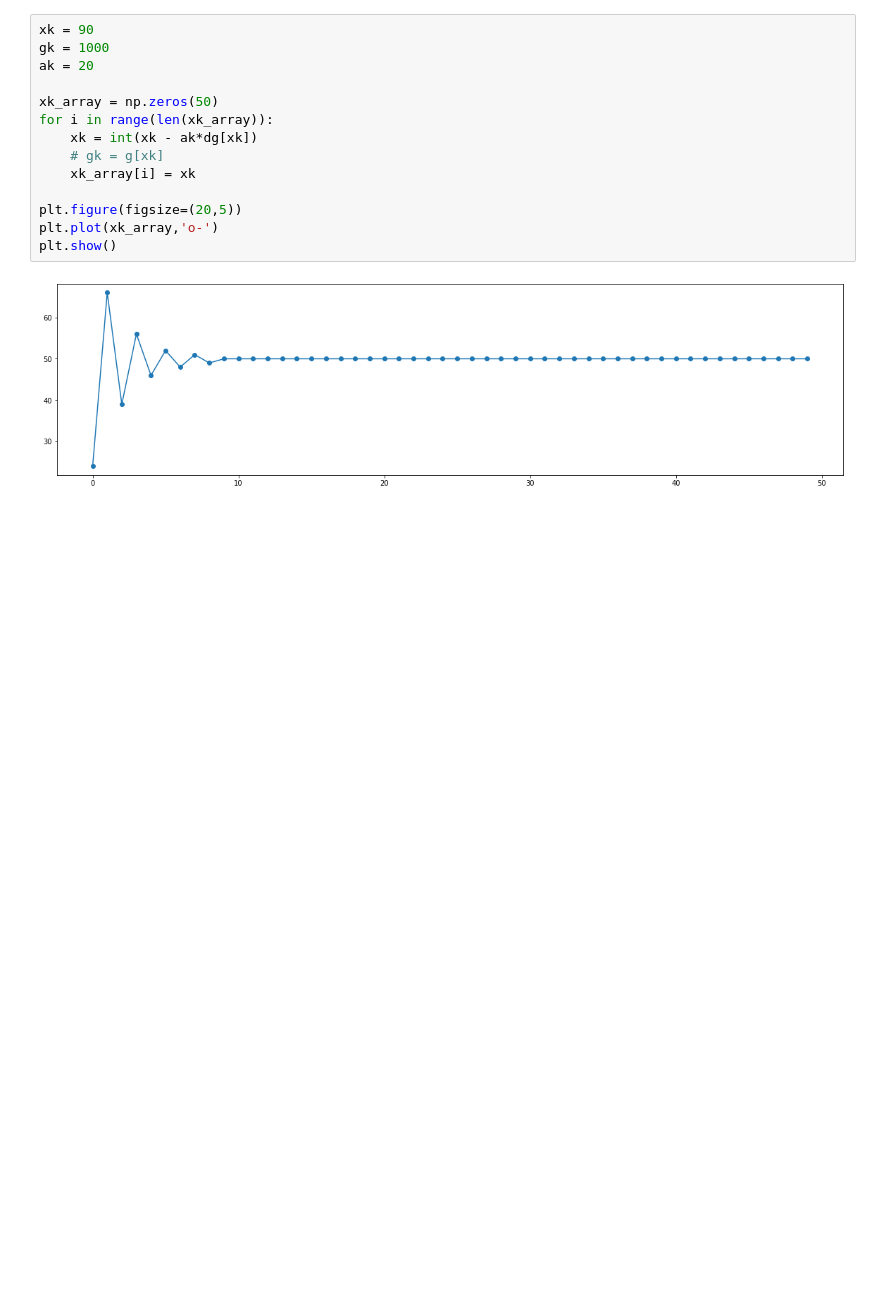
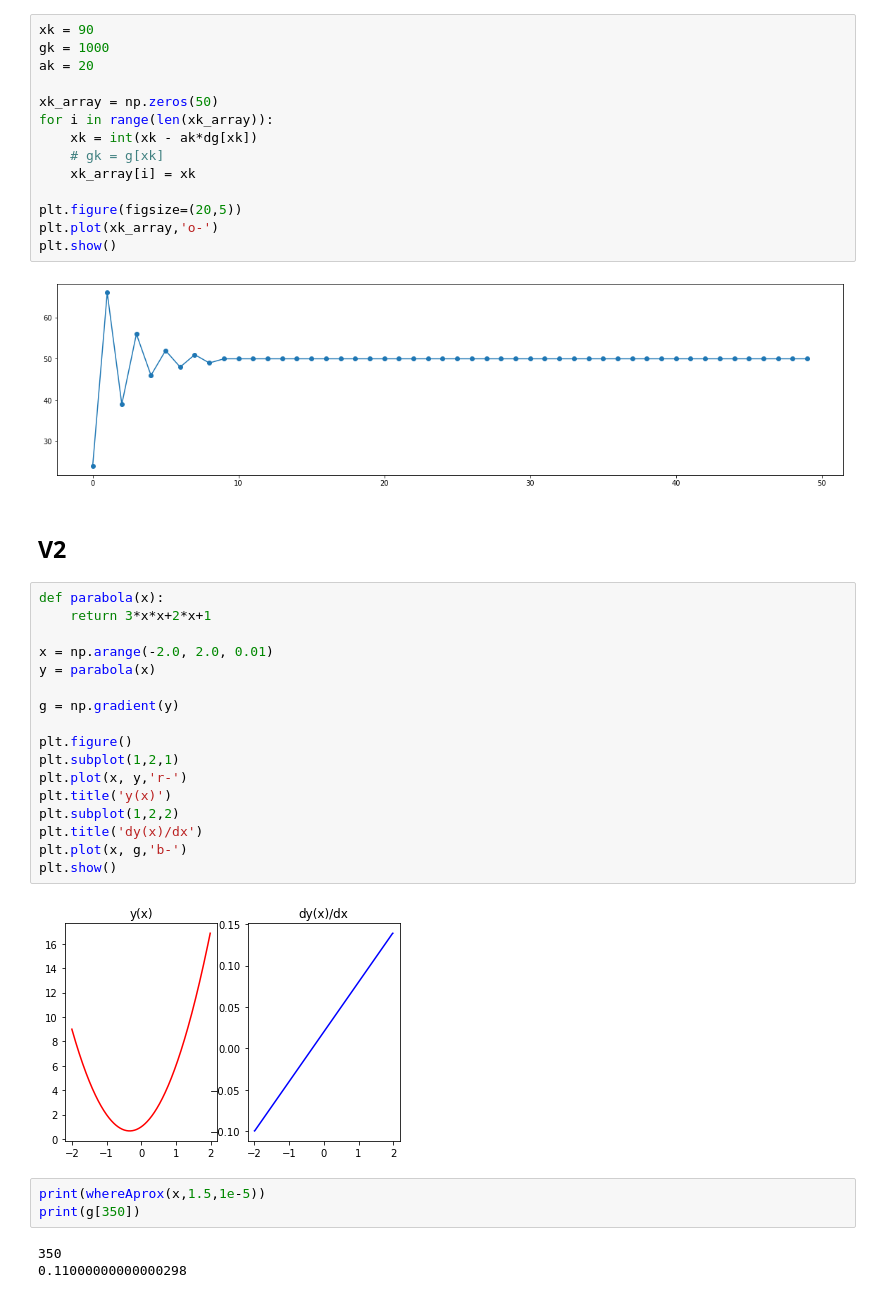
Before and after one commit to olivierleblanc/diffusercam, a Jupyter notebook: bernat/gd01.ipynb, the cells around one changed output. Saved outputs shown, nothing was run; the diff lists cells and outputs as text; blank space fills up the shorter version.

```diff
--- a/bernat/gd01.ipynb
+++ b/bernat/gd01.ipynb
@@ -48,3 +53,30 @@ plt.plot(xk_array,'o-')
 plt.show()
 # %% [output]
 [figure]
+# %% [markdown]
+## V2
+# %%
+def parabola(x):
+    return 3*x*x+2*x+1
+
+x = np.arange(-2.0, 2.0, 0.01)
+y = parabola(x)
+
+g = np.gradient(y)
+
+plt.figure()
+plt.subplot(1,2,1)
+plt.plot(x, y,'r-')
+plt.title('y(x)')
+plt.subplot(1,2,2)
+plt.title('dy(x)/dx')
+plt.plot(x, g,'b-')
+plt.show()
+# %% [output]
+[figure, added]
+# %%
+print(whereAprox(x,1.5,1e-5))
+print(g[350])
+# %% [output]
+350
+0.11000000000000298
```
Also changed, not shown: parts of 3 cells of this notebook, 8 other files.
